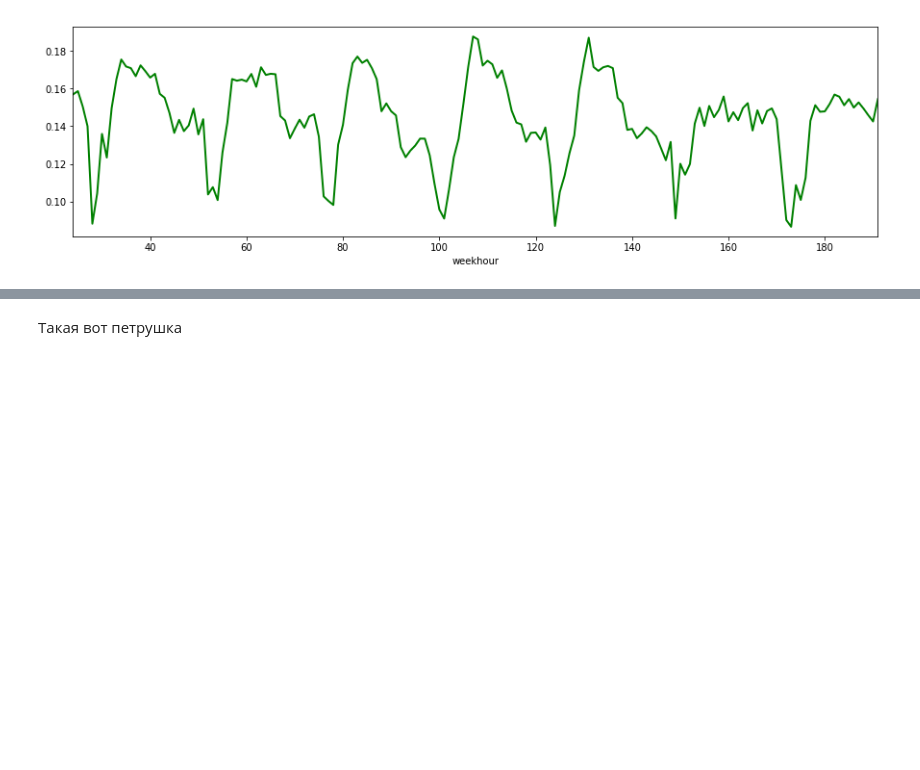
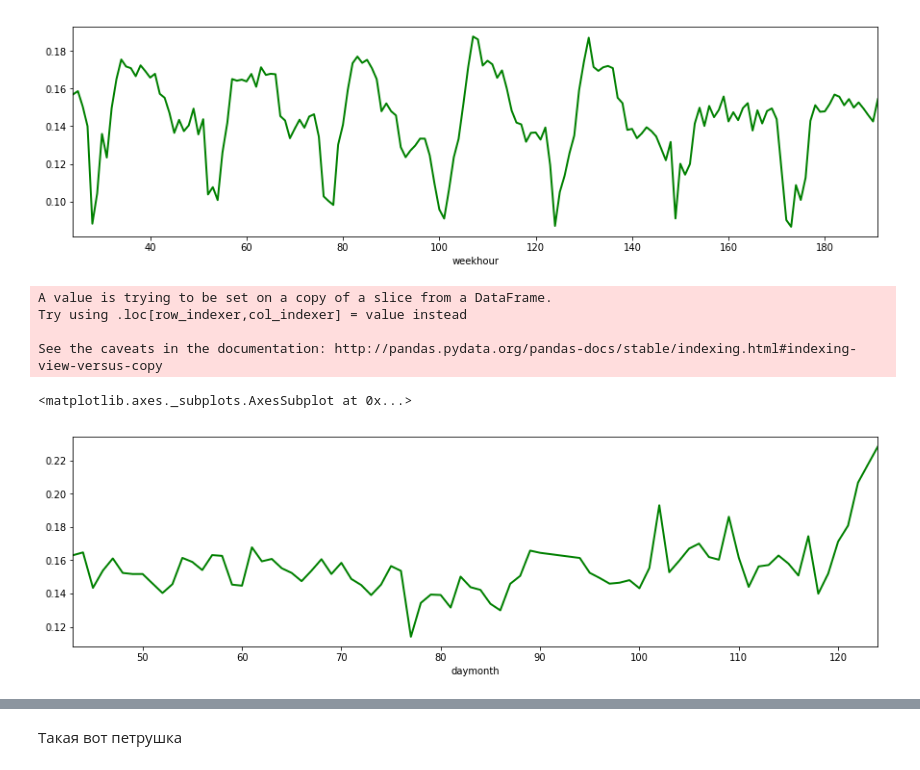
Before and after one commit to JustM57/TicketLand, a Jupyter notebook: test, train, clicks - time.ipynb, the cells around one changed output, grey strips where cells are left out. Drawn from its saved outputs; the diff is of its cells as text; code cells hidden in the pictures; blank space fills up the shorter version.

Commit message:
correlation
between num clicks and click probability

```diff
--- a/test, train, clicks - time.ipynb
+++ b/test, train, clicks - time.ipynb
@@ -100,3 +100,15 @@ time_df.groupby(['weekhour'])['is_clicked'].mean().plot(color='green',  lw=2, ls
 # %% [output]
 <matplotlib.axes._subplots.AxesSubplot at 0x...>
 [figure]
+# %%
+month_df = df[['month'] + ['day'] + ['is_clicked']]
+month_df['daymonth'] = month_df['month']*31 + month_df['day']
+plt.rcParams['figure.figsize'] = (15, 4)
+month_df.groupby(['daymonth'])['is_clicked'].mean().plot(color='green',  lw=2, ls='solid')
+# %% [output]
+A value is trying to be set on a copy of a slice from a DataFrame.
+Try using .loc[row_indexer,col_indexer] = value instead
+
+See the caveats in the documentation: http://pandas.pydata.org/pandas-docs/stable/indexing.html#indexing-view-versus-copy
+<matplotlib.axes._subplots.AxesSubplot at 0x...>
+[figure, added]
```
Also changed, not shown: parts of 6 cells of this notebook.
